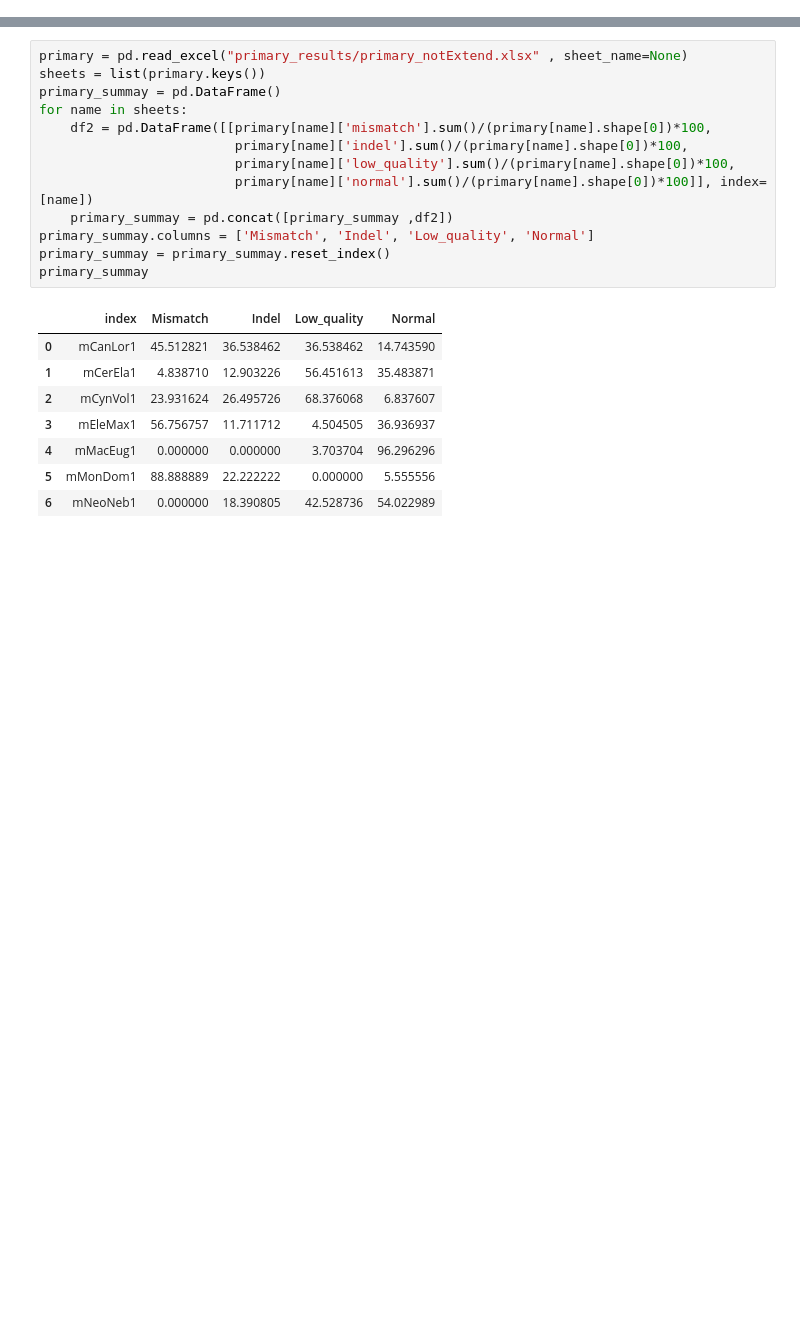
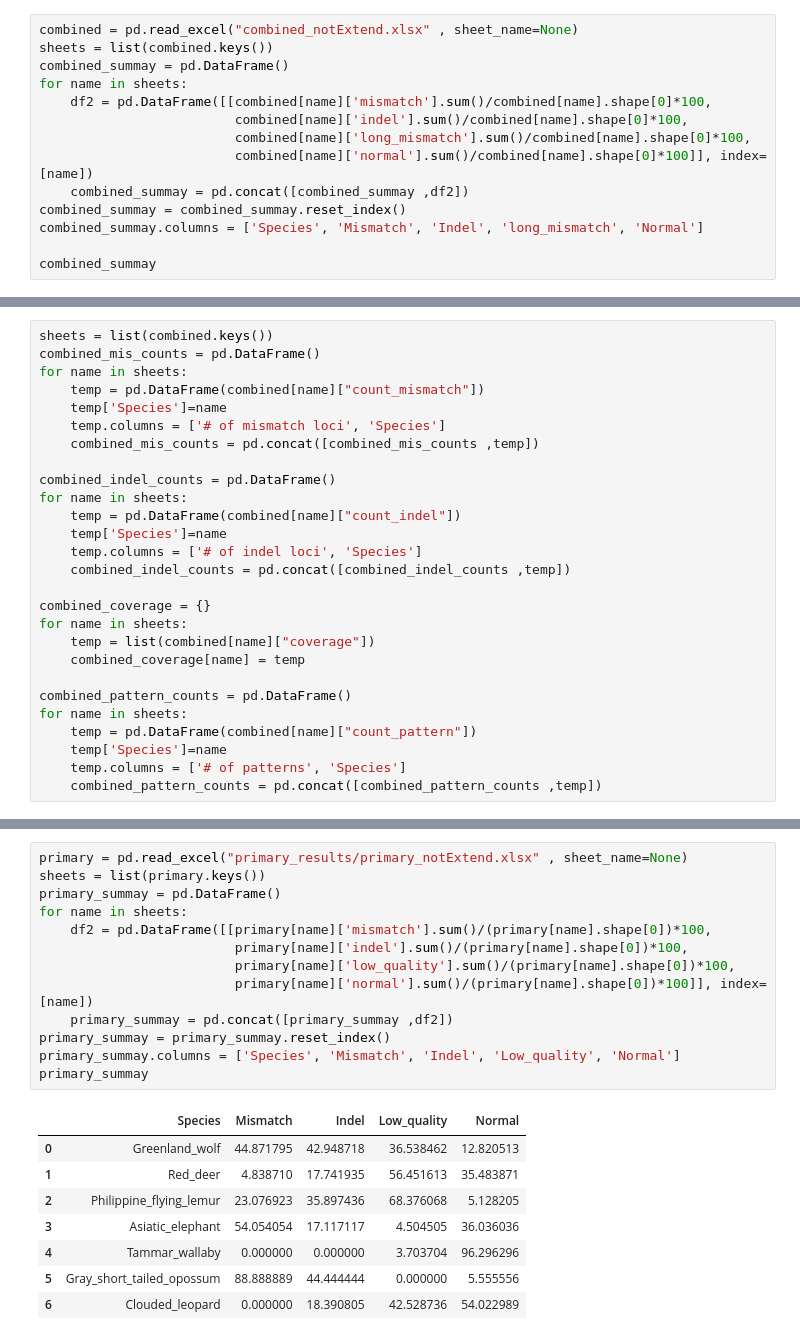
Before and after one commit to phylo-lab-usc/CloseRead_ig-assembly-eval, a Jupyter notebook: pri_comb_analysis.ipynb, the cells around one changed output, grey strips where cells are left out. Cells and saved outputs as stored; diff of their text form; blank space fills up the shorter version.

Commit message:
updating analysis code for combined assembly

```diff
--- a/pri_comb_analysis.ipynb
+++ b/pri_comb_analysis.ipynb
@@ -10,0 +19,14 @@ sns.set_palette(sns.color_palette(CB_color_cycle, 5))
+# %%
+combined = pd.read_excel("combined_notExtend.xlsx" , sheet_name=None)
+sheets = list(combined.keys())
+combined_summay = pd.DataFrame()
+for name in sheets:
+    df2 = pd.DataFrame([[combined[name]['mismatch'].sum()/combined[name].shape[0]*100,
+                         combined[name]['indel'].sum()/combined[name].shape[0]*100,
+                         combined[name]['long_mismatch'].sum()/combined[name].shape[0]*100,
+                         combined[name]['normal'].sum()/combined[name].shape[0]*100]], index=[name])
+    combined_summay = pd.concat([combined_summay ,df2])
+combined_summay = combined_summay.reset_index()
+combined_summay.columns = ['Species', 'Mismatch', 'Indel', 'long_mismatch', 'Normal']
+
+combined_summay
@@ -10,0 +57,27 @@ sns.set_palette(sns.color_palette(CB_color_cycle, 5))
+# %%
+sheets = list(combined.keys())
+combined_mis_counts = pd.DataFrame()
+for name in sheets:
+    temp = pd.DataFrame(combined[name]["count_mismatch"])
+    temp['Species']=name
+    temp.columns = ['# of mismatch loci', 'Species']
+    combined_mis_counts = pd.concat([combined_mis_counts ,temp])
+
+combined_indel_counts = pd.DataFrame()
+for name in sheets:
+    temp = pd.DataFrame(combined[name]["count_indel"])
+    temp['Species']=name
+    temp.columns = ['# of indel loci', 'Species']
+    combined_indel_counts = pd.concat([combined_indel_counts ,temp])
+
+combined_coverage = {}
+for name in sheets:
+    temp = list(combined[name]["coverage"])
+    combined_coverage[name] = temp
+
+combined_pattern_counts = pd.DataFrame()
+for name in sheets:
+    temp = pd.DataFrame(combined[name]["count_pattern"])
+    temp['Species']=name
+    temp.columns = ['# of patterns', 'Species']
+    combined_pattern_counts = pd.concat([combined_pattern_counts ,temp])
@@ -11,22 +157,22 @@ sns.set_palette(sns.color_palette(CB_color_cycle, 5))
 # %%
 primary = pd.read_excel("primary_results/primary_notExtend.xlsx" , sheet_name=None)
 sheets = list(primary.keys())
 primary_summay = pd.DataFrame()
 for name in sheets:
     df2 = pd.DataFrame([[primary[name]['mismatch'].sum()/(primary[name].shape[0])*100,
                          primary[name]['indel'].sum()/(primary[name].shape[0])*100,
                          primary[name]['low_quality'].sum()/(primary[name].shape[0])*100,
                          primary[name]['normal'].sum()/(primary[name].shape[0])*100]], index=[name])
     primary_summay = pd.concat([primary_summay ,df2])
-primary_summay.columns = ['Mismatch', 'Indel', 'Low_quality', 'Normal']
 primary_summay = primary_summay.reset_index()
+primary_summay.columns = ['Species', 'Mismatch', 'Indel', 'Low_quality', 'Normal']
 primary_summay
 # %% [output]
-|  | index | Mismatch | Indel | Low_quality | Normal |
-| 0 | mCanLor1 | 45.512821 | 36.538462 | 36.538462 | 14.743590 |
-| 1 | mCerEla1 | 4.838710 | 12.903226 | 56.451613 | 35.483871 |
-| 2 | mCynVol1 | 23.931624 | 26.495726 | 68.376068 | 6.837607 |
-| 3 | mEleMax1 | 56.756757 | 11.711712 | 4.504505 | 36.936937 |
-| 4 | mMacEug1 | 0.000000 | 0.000000 | 3.703704 | 96.296296 |
-| 5 | mMonDom1 | 88.888889 | 22.222222 | 0.000000 | 5.555556 |
-| 6 | mNeoNeb1 | 0.000000 | 18.390805 | 42.528736 | 54.022989 |
+|  | Species | Mismatch | Indel | Low_quality | Normal |
+| 0 | Greenland_wolf | 44.871795 | 42.948718 | 36.538462 | 12.820513 |
+| 1 | Red_deer | 4.838710 | 17.741935 | 56.451613 | 35.483871 |
+| 2 | Philippine_flying_lemur | 23.076923 | 35.897436 | 68.376068 | 5.128205 |
+| 3 | Asiatic_elephant | 54.054054 | 17.117117 | 4.504505 | 36.036036 |
+| 4 | Tammar_wallaby | 0.000000 | 0.000000 | 3.703704 | 96.296296 |
+| 5 | Gray_short_tailed_opossum | 88.888889 | 44.444444 | 0.000000 | 5.555556 |
+| 6 | Clouded_leopard | 0.000000 | 18.390805 | 42.528736 | 54.022989 |
```
Also changed, not shown: parts of 16 cells of this notebook.
